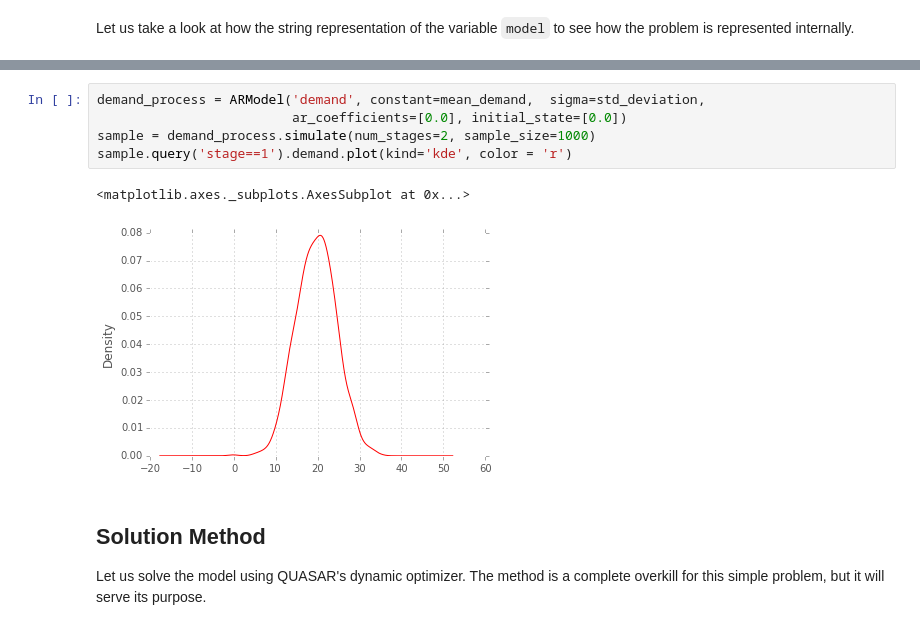
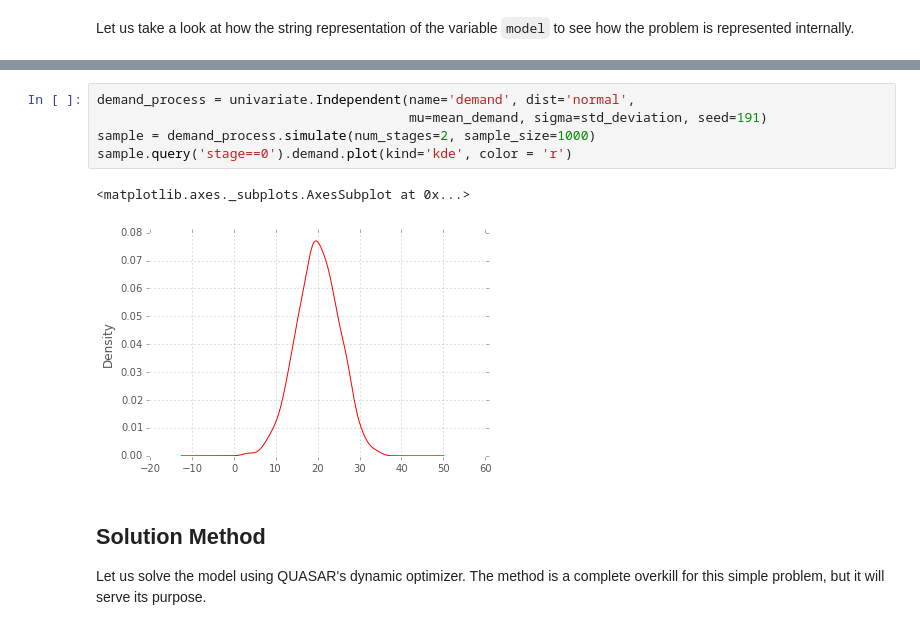
Before and after one commit to TerryNick/quasar-samples, a Jupyter notebook: Newsvendor.ipynb, the cells around one changed output, grey strips where cells are left out. Drawn from its saved outputs; the diff is of its cells as text.

```diff
--- a/Newsvendor.ipynb
+++ b/Newsvendor.ipynb
@@ -50,11 +50,11 @@ Since the current release of the Python library does not yet support stagewise-i
 # %%
-demand_process = ARModel('demand', constant=mean_demand,  sigma=std_deviation,
-                         ar_coefficients=[0.0], initial_state=[0.0])
+demand_process = univariate.Independent(name='demand', dist='normal',
+                                        mu=mean_demand, sigma=std_deviation, seed=191)
 sample = demand_process.simulate(num_stages=2, sample_size=1000)
-sample.query('stage==1').demand.plot(kind='kde', color = 'r')
+sample.query('stage==0').demand.plot(kind='kde', color = 'r')
 # %% [output]
 <matplotlib.axes._subplots.AxesSubplot at 0x...>
-[figure, old version]
+[figure, new version]
 # %% [markdown]
 ## Solution Method
 Let us solve the model using QUASAR's dynamic optimizer. The method is a complete overkill for this simple problem, but it will serve its purpose.
```
Also changed, not shown: parts of 6 cells of this notebook.
